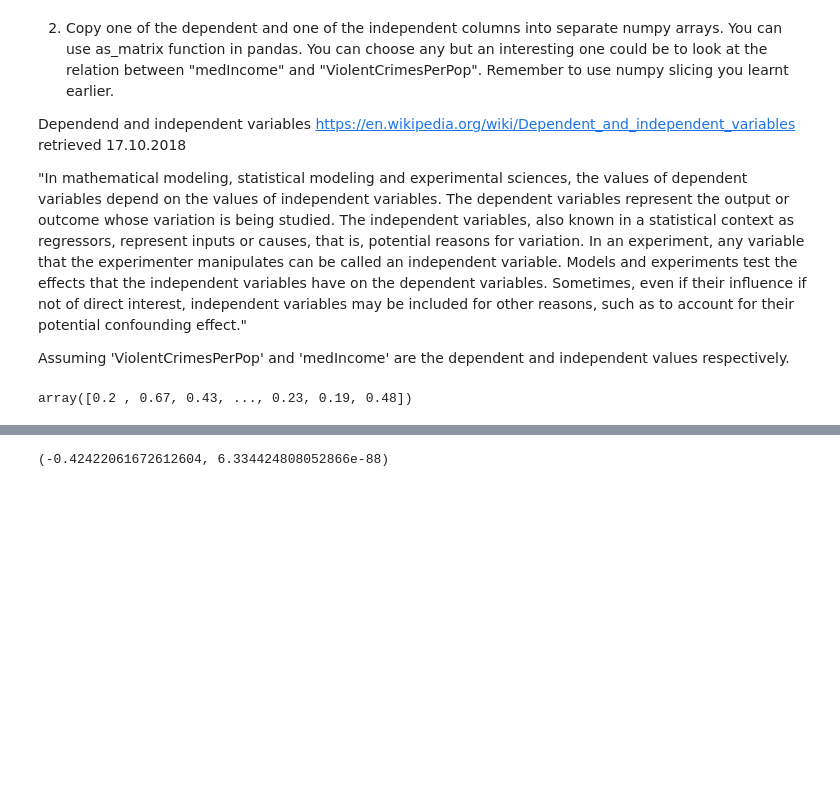
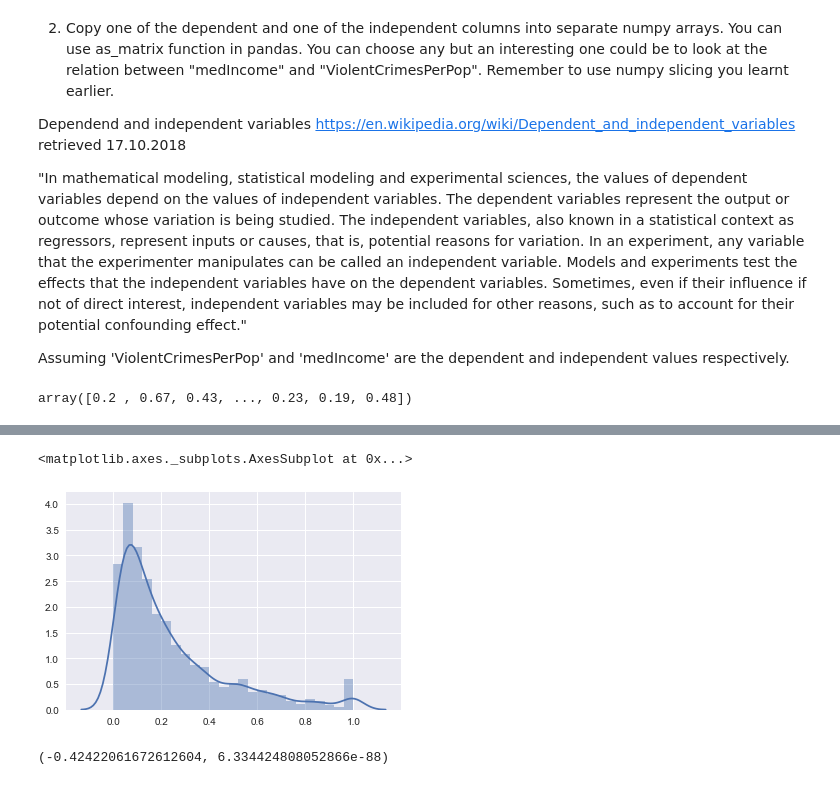
Before and after one commit to dsikar/msc-data-science, a Jupyter notebook: INM430/Week04/Week04-PracticalTutorial.ipynb, the cells around one changed output, grey strips where cells are left out. Drawn from its saved outputs; the diff is of its cells as text; code cells hidden in the pictures; blank space fills up the shorter version.

```diff
--- a/INM430/Week04/Week04-PracticalTutorial.ipynb
+++ b/INM430/Week04/Week04-PracticalTutorial.ipynb
@@ -104,3 +125,8 @@ $$r = r_{xy} =\frac{1}{n-1} \sum ^n _{i=1} \left( \frac{x_i - \bar{x}}{s_x} \rig
+# %%
+sns.distplot(nparr[:,1])
+# %% [output]
+<matplotlib.axes._subplots.AxesSubplot at 0x...>
+[figure, added]
 # %%
 import scipy.stats as scp
 scp.pearsonr(nparr[:,0], nparr[:,1])
```
Also changed, not shown: parts of 2 cells of this notebook.
